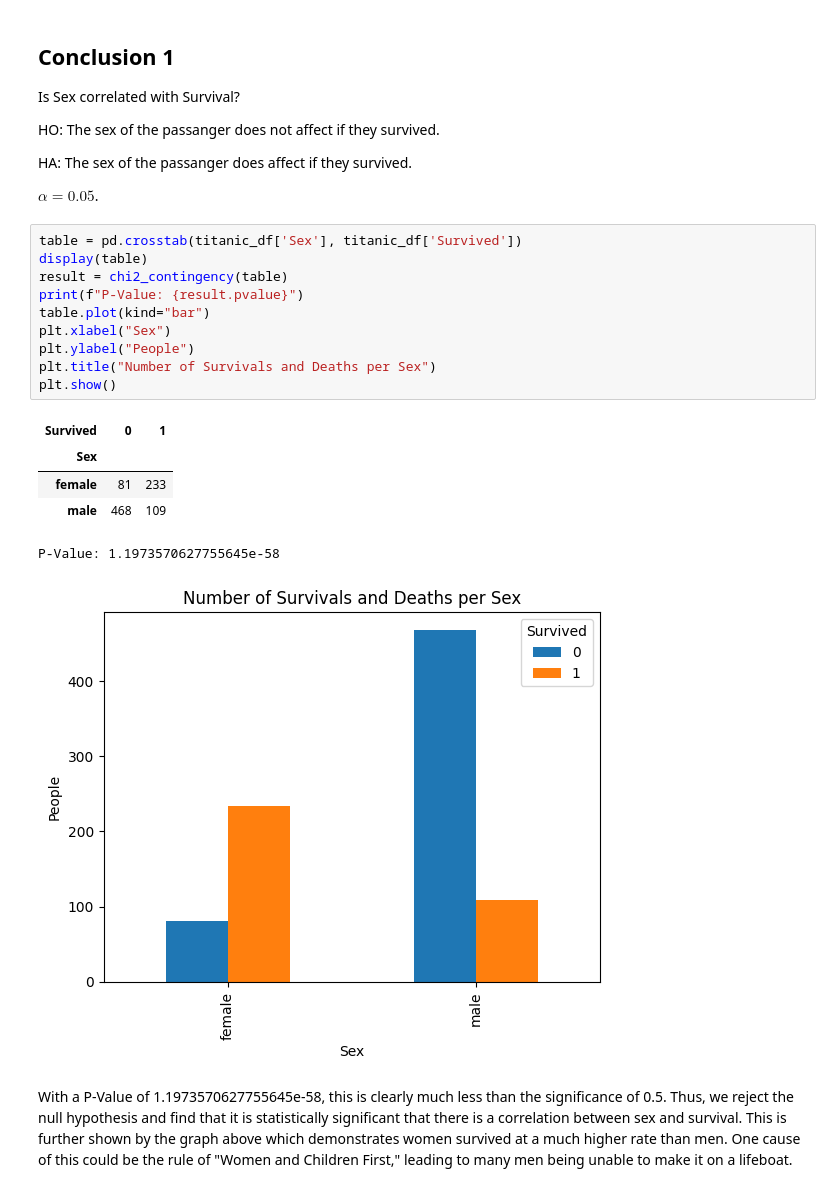
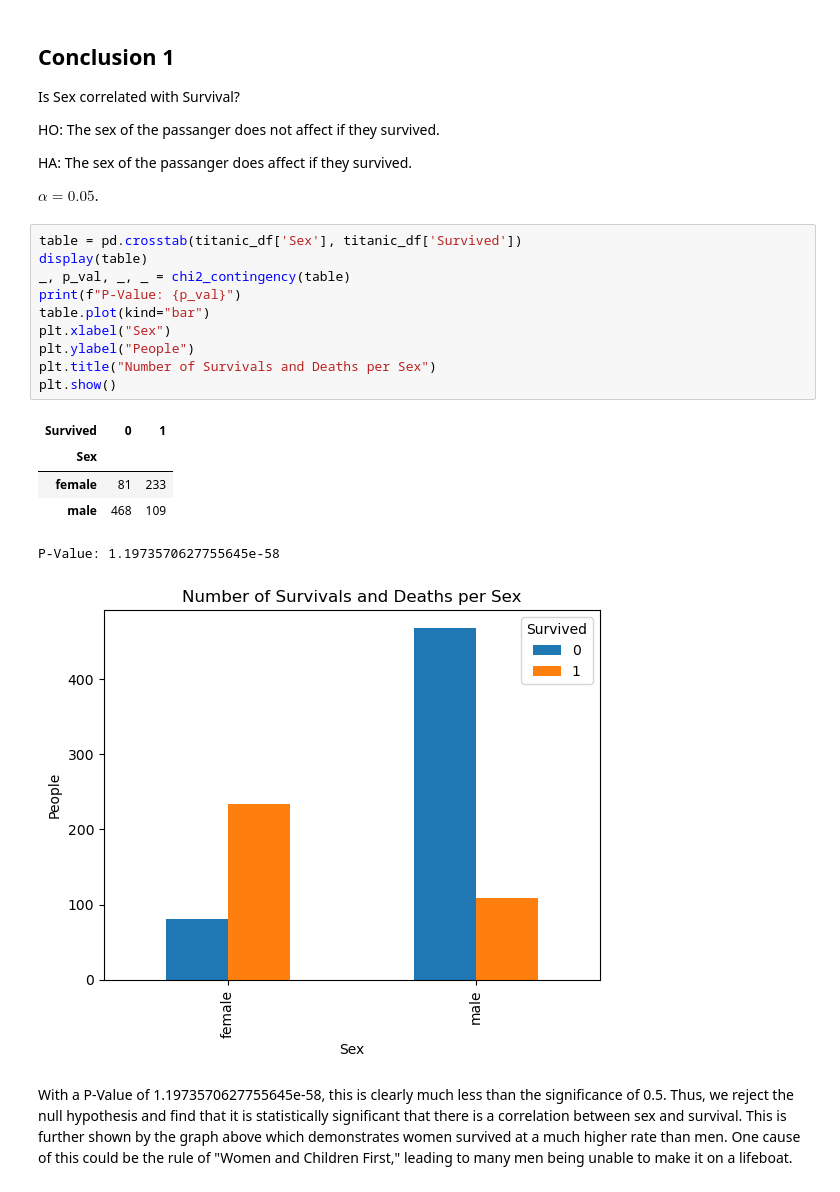
Before and after one commit to justin-glazer/320-FinalProject, a Jupyter notebook: CMSC320_Final_Project.ipynb, the cells around one changed output. Saved outputs shown, nothing was run; the diff lists cells and outputs as text.

```diff
--- a/CMSC320_Final_Project.ipynb
+++ b/CMSC320_Final_Project.ipynb
@@ -102,19 +103,19 @@ $\alpha = 0.05$.
 # %%
 table = pd.crosstab(titanic_df['Sex'], titanic_df['Survived'])
 display(table)
-result = chi2_contingency(table)
-print(f"P-Value: {result.pvalue}")
+_, p_val, _, _ = chi2_contingency(table)
+print(f"P-Value: {p_val}")
 table.plot(kind="bar")
 plt.xlabel("Sex")
 plt.ylabel("People")
 plt.title("Number of Survivals and Deaths per Sex")
 plt.show()
 # %% [output]
 | Survived | 0 | 1 |
 | Sex |  |  |
 | female | 81 | 233 |
 | male | 468 | 109 |
 P-Value: 1.1973570627755645e-58
-[figure, old version]
+[figure, new version]
 # %% [markdown]
 With a P-Value of 1.1973570627755645e-58, this is clearly much less than the significance of 0.5. Thus, we reject the null hypothesis and find that it is statistically significant that there is a correlation between sex and survival. This is further shown by the graph above which demonstrates women survived at a much higher rate than men. One cause of this could be the rule of "Women and Children First," leading to many men being unable to make it on a lifeboat.
```
Also changed, not shown: parts of 3 cells of this notebook.
